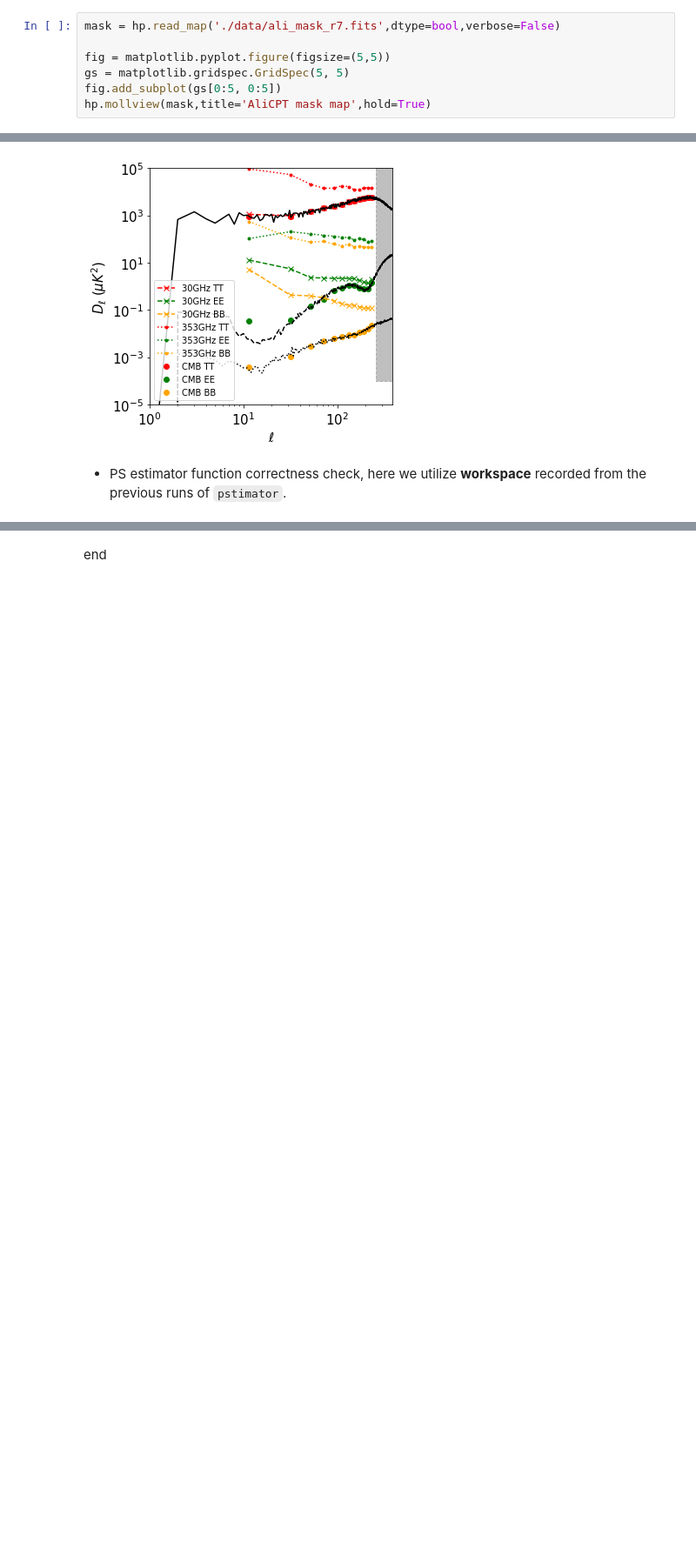
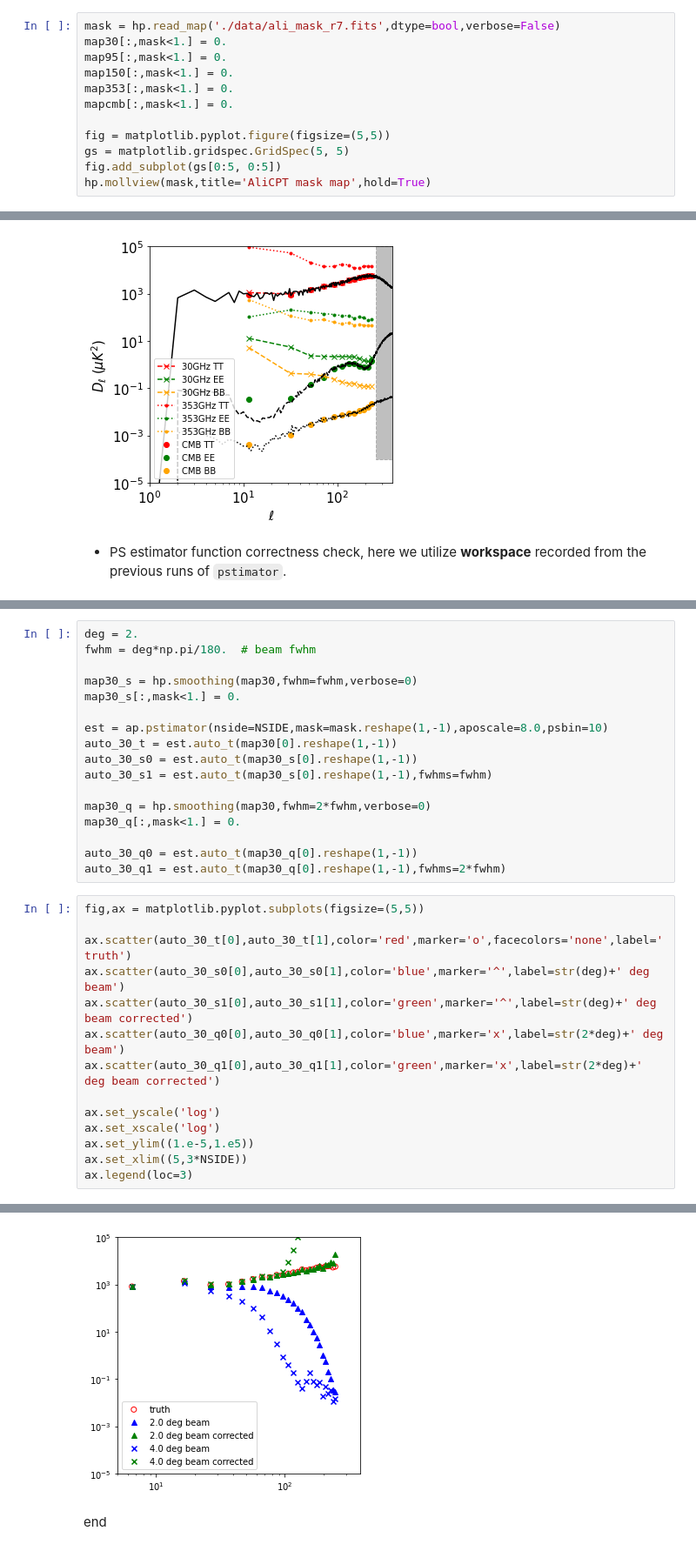
Before and after one commit to gioacchinowang/afra, a Jupyter notebook: tutorials/tutorial02.ipynb, the cells around one changed output, grey strips where cells are left out. Shown: that part at 87% size. Drawn from its saved outputs; the diff is of its cells as text; blank space fills up the shorter version.

```diff
--- a/tutorials/tutorial02.ipynb
+++ b/tutorials/tutorial02.ipynb
@@ -29,5 +29,10 @@ print (map95.shape, map95.dtype)
 # %%
 mask = hp.read_map('./data/ali_mask_r7.fits',dtype=bool,verbose=False)
+map30[:,mask<1.] = 0.
+map95[:,mask<1.] = 0.
+map150[:,mask<1.] = 0.
+map353[:,mask<1.] = 0.
+mapcmb[:,mask<1.] = 0.
 
 fig = matplotlib.pyplot.figure(figsize=(5,5))
 gs = matplotlib.gridspec.GridSpec(5, 5)
@@ -137,0 +139,32 @@ ax.set_xlim((1,3*NSIDE))
+# %%
+deg = 2.
+fwhm = deg*np.pi/180.  # beam fwhm
+
+map30_s = hp.smoothing(map30,fwhm=fwhm,verbose=0)
+map30_s[:,mask<1.] = 0.
+
+est = ap.pstimator(nside=NSIDE,mask=mask.reshape(1,-1),aposcale=8.0,psbin=10)
+auto_30_t = est.auto_t(map30[0].reshape(1,-1))
+auto_30_s0 = est.auto_t(map30_s[0].reshape(1,-1))
+auto_30_s1 = est.auto_t(map30_s[0].reshape(1,-1),fwhms=fwhm)
+
+map30_q = hp.smoothing(map30,fwhm=2*fwhm,verbose=0)
+map30_q[:,mask<1.] = 0.
+
+auto_30_q0 = est.auto_t(map30_q[0].reshape(1,-1))
+auto_30_q1 = est.auto_t(map30_q[0].reshape(1,-1),fwhms=2*fwhm)
+# %%
+fig,ax = matplotlib.pyplot.subplots(figsize=(5,5))
+
+ax.scatter(auto_30_t[0],auto_30_t[1],color='red',marker='o',facecolors='none',label='truth')
+ax.scatter(auto_30_s0[0],auto_30_s0[1],color='blue',marker='^',label=str(deg)+' deg beam')
+ax.scatter(auto_30_s1[0],auto_30_s1[1],color='green',marker='^',label=str(deg)+' deg beam corrected')
+ax.scatter(auto_30_q0[0],auto_30_q0[1],color='blue',marker='x',label=str(2*deg)+' deg beam')
+ax.scatter(auto_30_q1[0],auto_30_q1[1],color='green',marker='x',label=str(2*deg)+' deg beam corrected')
+
+ax.set_yscale('log')
+ax.set_xscale('log')
+ax.set_ylim((1.e-5,1.e5))
+ax.set_xlim((5,3*NSIDE))
+ax.legend(loc=3)
+# %% [output]
@@ -138,2 +172,3 @@ ax.set_xlim((1,3*NSIDE))
+[figure, added]
 # %% [markdown]
 end
```
Also changed, not shown: parts of 5 cells of this notebook, 6 other files.
